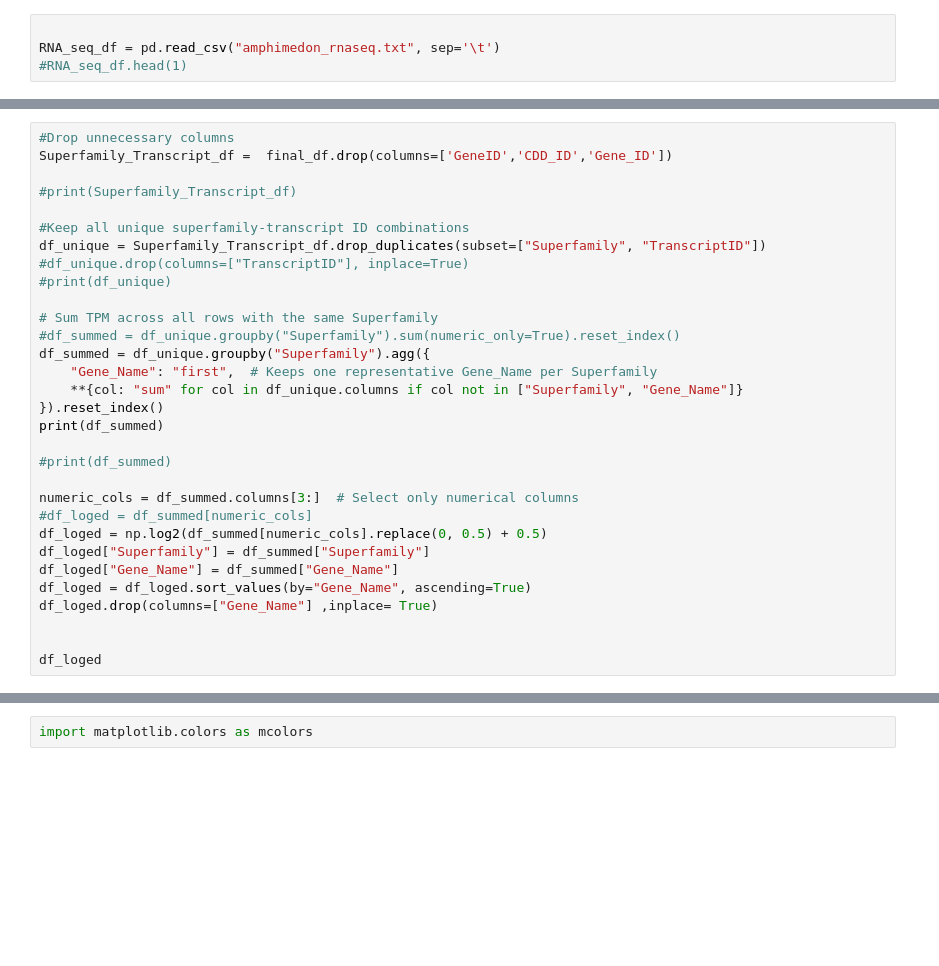
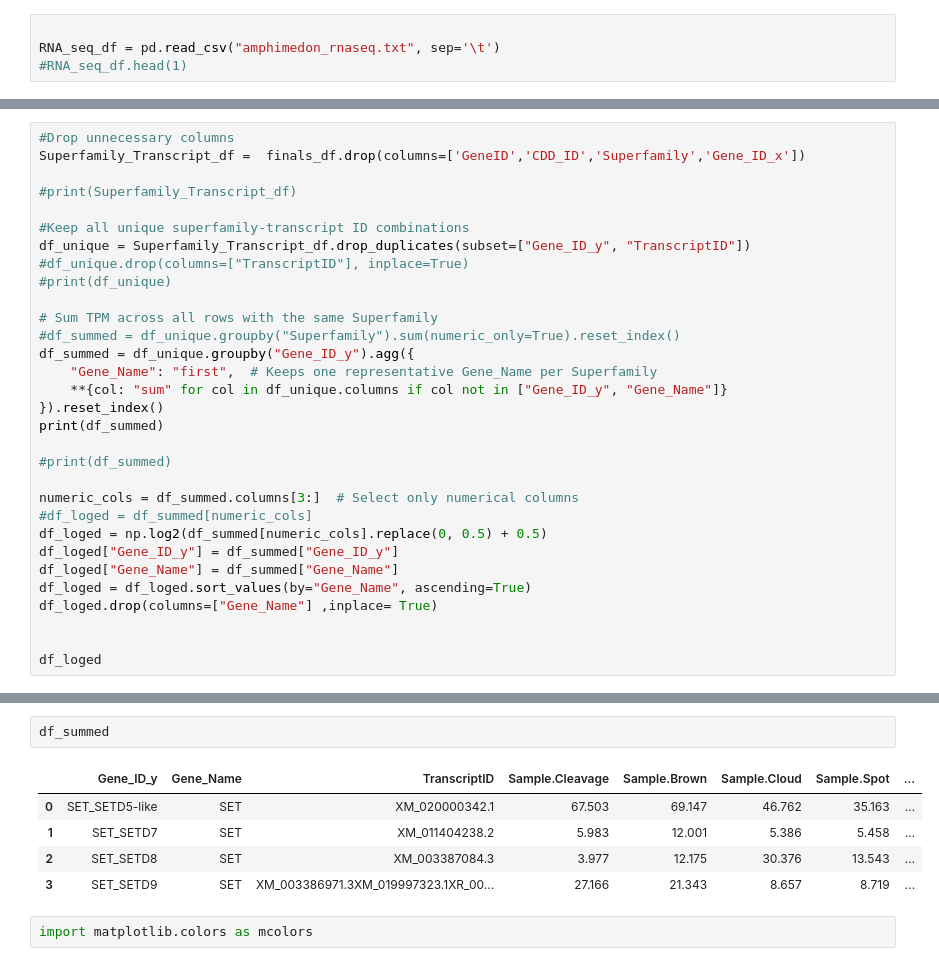
Before and after one commit to EmSalisbury14/Comp-Bio-Project-2, a Jupyter notebook: Code-Part2.ipynb, the cells around one changed output, grey strips where cells are left out. Cells and saved outputs as stored; diff of their text form; blank space fills up the shorter version.

```diff
--- a/Code-Part2.ipynb
+++ b/Code-Part2.ipynb
@@ -53,19 +115,19 @@ final_df
 # %%
 #Drop unnecessary columns
-Superfamily_Transcript_df =  final_df.drop(columns=['GeneID','CDD_ID','Gene_ID'])
+Superfamily_Transcript_df =  finals_df.drop(columns=['GeneID','CDD_ID','Superfamily','Gene_ID_x'])
 
 #print(Superfamily_Transcript_df)
 
 #Keep all unique superfamily-transcript ID combinations
-df_unique = Superfamily_Transcript_df.drop_duplicates(subset=["Superfamily", "TranscriptID"])
+df_unique = Superfamily_Transcript_df.drop_duplicates(subset=["Gene_ID_y", "TranscriptID"])
 #df_unique.drop(columns=["TranscriptID"], inplace=True)
 #print(df_unique)
 
 # Sum TPM across all rows with the same Superfamily
 #df_summed = df_unique.groupby("Superfamily").sum(numeric_only=True).reset_index()
-df_summed = df_unique.groupby("Superfamily").agg({
+df_summed = df_unique.groupby("Gene_ID_y").agg({
     "Gene_Name": "first",  # Keeps one representative Gene_Name per Superfamily
-    **{col: "sum" for col in df_unique.columns if col not in ["Superfamily", "Gene_Name"]}
+    **{col: "sum" for col in df_unique.columns if col not in ["Gene_ID_y", "Gene_Name"]}
 }).reset_index()
 print(df_summed)
 
@@ -74,7 +136,7 @@ print(df_summed)
 numeric_cols = df_summed.columns[3:]  # Select only numerical columns
 #df_loged = df_summed[numeric_cols]
 df_loged = np.log2(df_summed[numeric_cols].replace(0, 0.5) + 0.5)
-df_loged["Superfamily"] = df_summed["Superfamily"]
+df_loged["Gene_ID_y"] = df_summed["Gene_ID_y"]
 df_loged["Gene_Name"] = df_summed["Gene_Name"]
 df_loged = df_loged.sort_values(by="Gene_Name", ascending=True)
 df_loged.drop(columns=["Gene_Name"] ,inplace= True)
@@ -107,3 +232,11 @@ print("Min value:", min_value)
+# %%
+df_summed
+# %% [output]
+|  | Gene_ID_y | Gene_Name | TranscriptID | Sample.Cleavage | Sample.Brown | Sample.Cloud | Sample.Spot | ... |
+| 0 | SET_SETD5-like | SET | XM_020000342.1 | 67.503 | 69.147 | 46.762 | 35.163 | ... |
+| 1 | SET_SETD7 | SET | XM_011404238.2 | 5.983 | 12.001 | 5.386 | 5.458 | ... |
+| 2 | SET_SETD8 | SET | XM_003387084.3 | 3.977 | 12.175 | 30.376 | 13.543 | ... |
+| 3 | SET_SETD9 | SET | XM_003386971.3XM_019997323.1XR_00... | 27.166 | 21.343 | 8.657 | 8.719 | ... |
 # %%
 import matplotlib.colors as mcolors
 # %%
```
Also changed, not shown: parts of 14 cells of this notebook, 3 other files.
